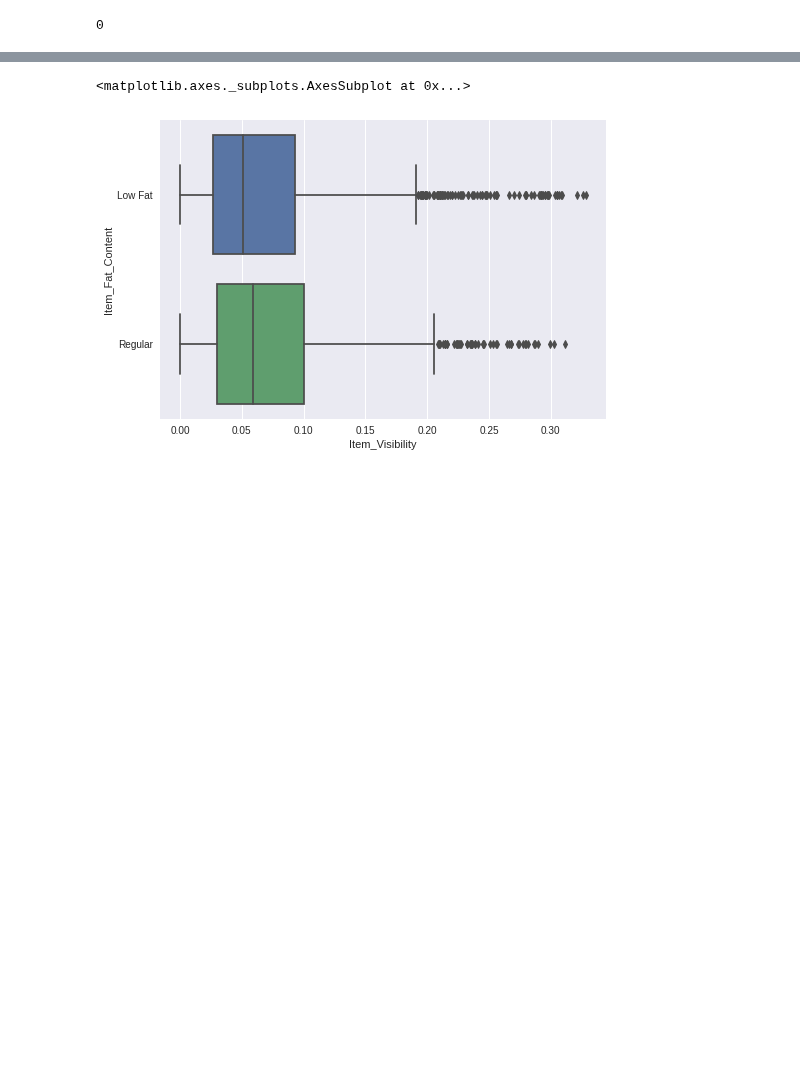
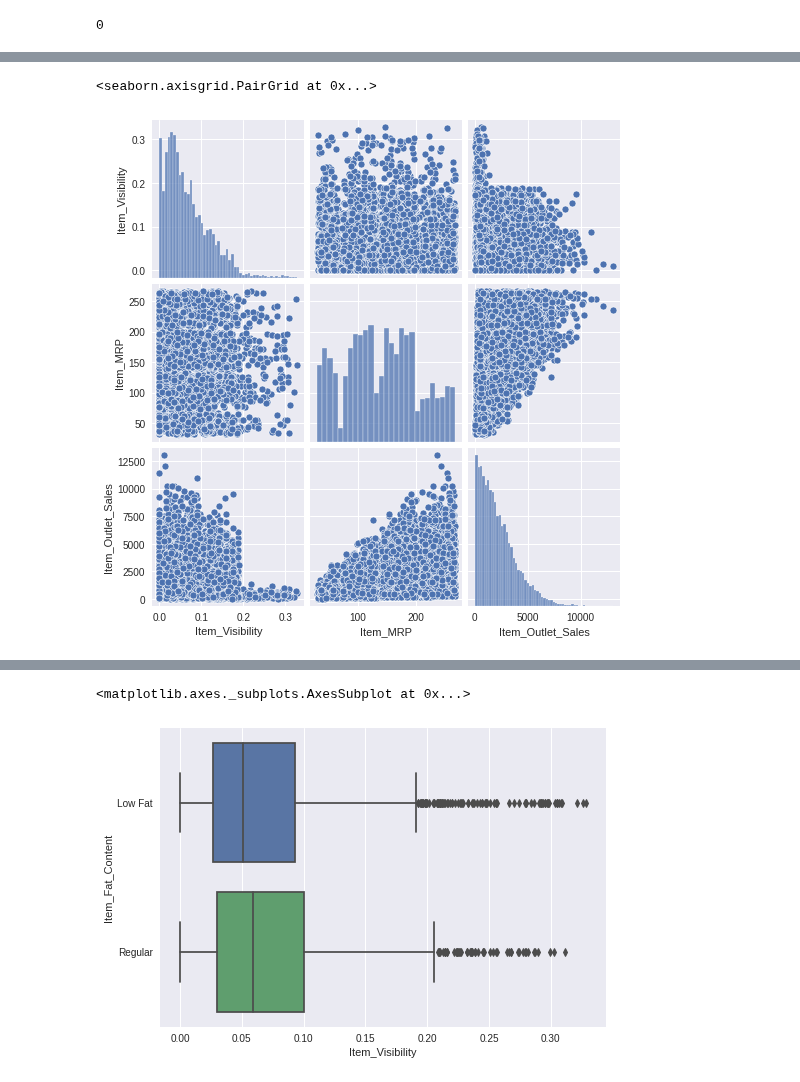
Before and after one commit to MaicolFranco/Sales_Predictions, a Jupyter notebook: Food_Predictions.ipynb, the cells around one changed output, grey strips where cells are left out. Drawn from its saved outputs; the diff is of its cells as text; code cells hidden in the pictures; blank space fills up the shorter version.

```diff
--- a/Food_Predictions.ipynb
+++ b/Food_Predictions.ipynb
@@ -209,0 +286,5 @@ Index(['Item_Identifier', 'Item_Fat_Content', 'Item_Visibility', 'Item_Type',
+# %%
+sns.pairplot(df)
+# %% [output]
+<seaborn.axisgrid.PairGrid at 0x...>
+[figure, added]
```
Also changed, not shown: parts of 54 cells of this notebook.
